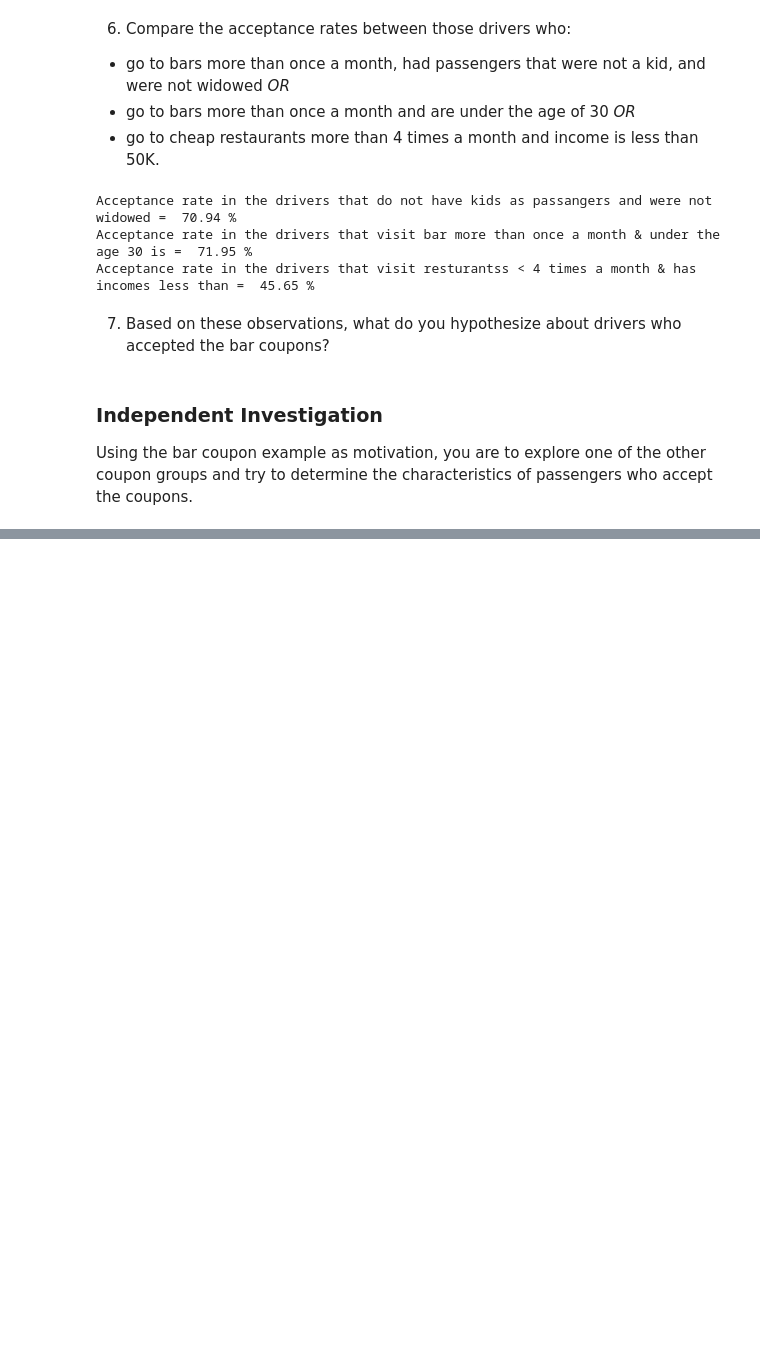
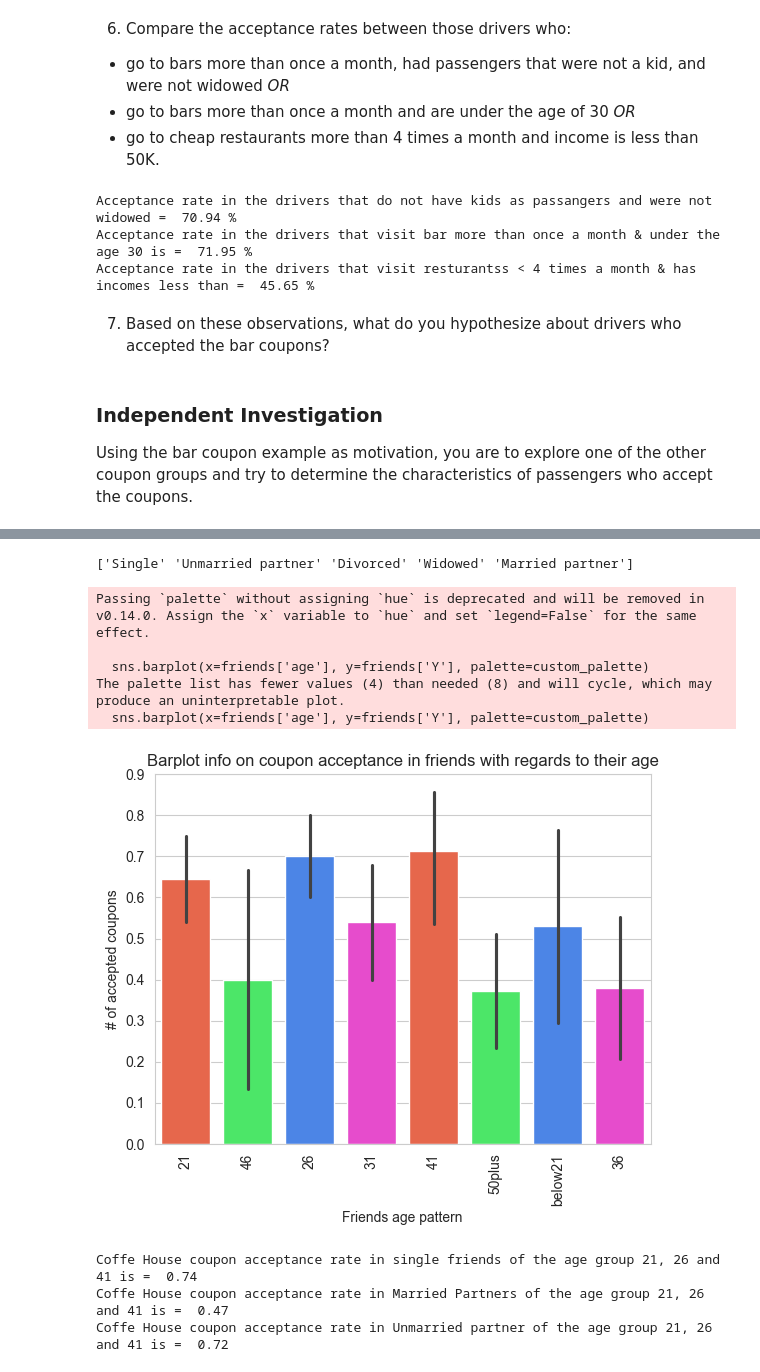
Before and after one commit to anandtongle7/BKML, a Jupyter notebook: Assignment1/prompt.ipynb, the cells around one changed output, grey strips where cells are left out. Saved outputs shown, nothing was run; the diff lists cells and outputs as text; code cells hidden in the pictures; blank space fills up the shorter version.

```diff
--- a/Assignment1/prompt.ipynb
+++ b/Assignment1/prompt.ipynb
@@ -331,0 +371,26 @@ Using the bar coupon example as motivation, you are to explore one of the other
+# %%
+#passanger_groups = coffee_coupons.groupby('passanger')
+
+friends = coffee_coupons.loc[coffee_coupons["passanger"]=="Friend(s)"]
+
+sns.barplot(x=friends['age'], y=friends['Y'], palette=custom_palette)
+
+# Apply Seaborn style
+sns.set_style('whitegrid')
+
+# Add labels and title
+plt.xlabel('Friends age pattern')
+plt.ylabel('# of accepted coupons')
+plt.title('Barplot info on coupon acceptance in friends with regards to their age')
+plt.xticks(rotation=90)
+
+# Show plot
+plt.show()
+# %% [output]
+['Single' 'Unmarried partner' 'Divorced' 'Widowed' 'Married partner']
+Passing `palette` without assigning `hue` is deprecated and will be removed in v0.14.0. Assign the `x` variable to `hue` and set `legend=False` for the same effect.
+
+  sns.barplot(x=friends['age'], y=friends['Y'], palette=custom_palette)
+The palette list has fewer values (4) than needed (8) and will cycle, which may produce an uninterpretable plot.
+  sns.barplot(x=friends['age'], y=friends['Y'], palette=custom_palette)
+[figure, added]
@@ -331,0 +401,14 @@ Using the bar coupon example as motivation, you are to explore one of the other
+# %%
+#print (friends['maritalStatus'].unique())
+
+friends_single = friends.loc[(friends["maritalStatus"]=="Single") & ((friends["age"]=="21")|(friends["age"]=="26")|(friends["age"]=="41"))]
+friends_married = friends.loc[(friends["maritalStatus"]=="Married partner") & ((friends["age"]=="21")|(friends["age"]=="26")|(friends["age"]=="41"))]
+friends_unmarried = friends.loc[(friends["maritalStatus"]=="Unmarried partner") & ((friends["age"]=="21")|(friends["age"]=="26")|(friends["age"]=="41"))]
+
+print ("Coffe House coupon acceptance rate in single friends of the age group 21, 26 and 41 is = ", round(friends_single['Y'].mean(), 2))
+print ("Coffe House coupon acceptance rate in Married Partners of the age group 21, 26 and 41 is = ", round(friends_married['Y'].mean(), 2))
+print ("Coffe House coupon acceptance rate in Unmarried partner of the age group 21, 26 and 41 is = ", round(friends_unmarried['Y'].mean(), 2))
+# %% [output]
+Coffe House coupon acceptance rate in single friends of the age group 21, 26 and 41 is =  0.74
+Coffe House coupon acceptance rate in Married Partners of the age group 21, 26 and 41 is =  0.47
+Coffe House coupon acceptance rate in Unmarried partner of the age group 21, 26 and 41 is =  0.72
```
Also changed, not shown: parts of 14 cells of this notebook.
